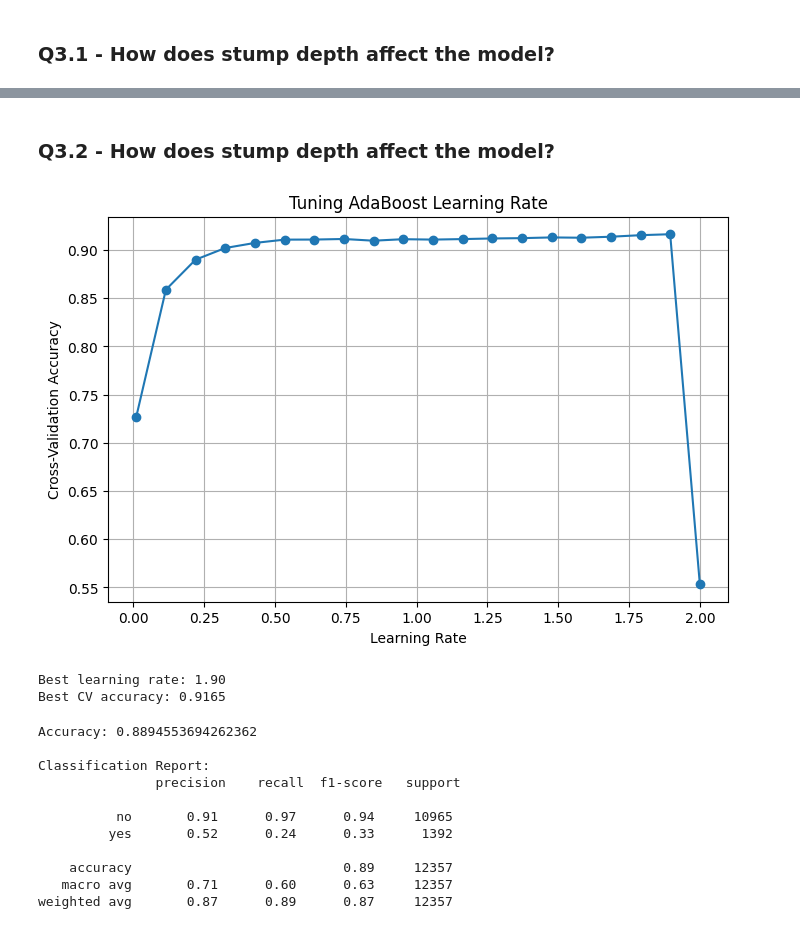
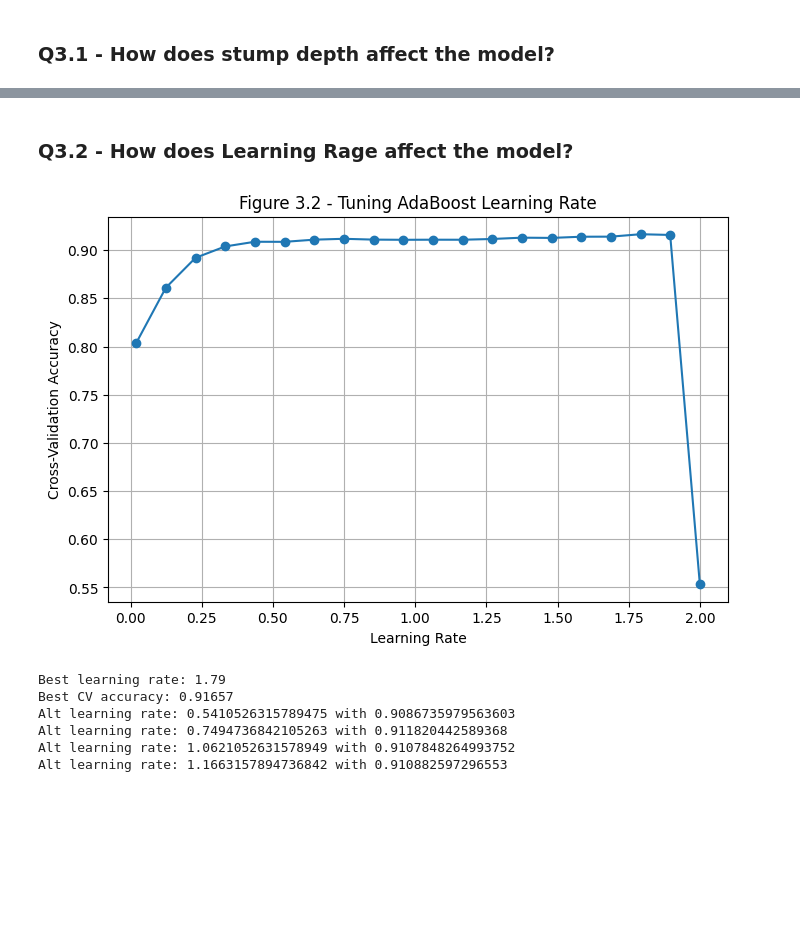
Before and after one commit to mcastro64/Data622, a Jupyter notebook: Assignment2/MC-Assignment2-Exploration-code.ipynb, the cells around one changed output, grey strips where cells are left out. Cells and saved outputs as stored; diff of their text form; code cells hidden in the pictures; blank space fills up the shorter version.

```diff
--- a/Assignment2/MC-Assignment2-Exploration-code.ipynb
+++ b/Assignment2/MC-Assignment2-Exploration-code.ipynb
@@ -782,7 +913,7 @@ Weights of weak learners: [0.57229132 0.61556081 0.45653241 0.24754967 0.3934319
  0.06458288 0.06256198]
 # %%
 best_estimator = len(best_ada.estimators_)
-ada1_pipe = ImbPipeline([
+ada0_pipe = ImbPipeline([
     ('preprocessor', ColumnTransformer(
         transformers=[
             ('cat', Pipeline([
@@ -793,11 +924,8 @@ ada1_pipe = ImbPipeline([
         ]
     )),
     ('smote', SMOTE(random_state=13)),
-    ('ada', AdaBoostClassifier(estimator=base_tree, n_estimators=best_estimator, learning_rate=0.1, random_state=1))
+    ('ada', AdaBoostClassifier(estimator=base_tree, n_estimators=best_estimator, random_state=1))
 ])
 
-ada1_pipe.fit(X2_train, y2_train)
-ada_y_pred = ada1_pipe.predict(X2_test)
-
-print("Accuracy:", accuracy_score(y_test, ada_y_pred))
-print("\nClassification Report:\n", classification_report(y_test, ada_y_pred))
+ada0_pipe.fit(X2_train, y2_train)
+ada_y_pred = ada0_pipe.predict(X2_test)
@@ -816,7 +963,7 @@ weighted avg       0.86      0.79      0.82     12357
 # %%
 # get preprocessed values from out pipeline
-X2_preprocessed = ada1_pipe.named_steps['preprocessor'].transform(X2_train)
-X2_resampled, y2_resampled = ada1_pipe.named_steps['smote'].fit_resample(X2_preprocessed, y2_train)
+X2_preprocessed = ada0_pipe.named_steps['preprocessor'].transform(X2_train)
+X2_resampled, y2_resampled = ada0_pipe.named_steps['smote'].fit_resample(X2_preprocessed, y2_train)
 # %% [markdown]
 ### Q3.1 - How does stump depth affect the model?
 # %%
@@ -830,7 +977,6 @@ for depth in max_depths:
     ada = AdaBoostClassifier(
         estimator=base_tree,
         n_estimators=best_estimator,
-        learning_rate=0.5,
         random_state=13
     )
 
@@ -858,10 +1064,9 @@ Best mean CV accuracy: 0.9179
 # %% [markdown]
-### Q3.2 - How does stump depth affect the model?
+### Q3.2 - How does Learning Rage affect the model?
 # %%
-#
-learning_rates = np.linspace(0.01, 2.0, 20)
+# test different learning rates
+learning_rates = np.linspace(0.02, 2.0, 20)
 ada_lr_scores = []
-
 
 base_tree2 = DecisionTreeClassifier(max_depth=2, random_state=13)
 
@@ -877,22 +1082,30 @@ for lr in learning_rates:
 # %%
 # plot tuning
 plt.figure(figsize=(8,5))
 plt.plot(learning_rates, ada_lr_scores, marker='o')
-plt.title("Tuning AdaBoost Learning Rate")
+plt.title("Figure 3.2 - Tuning AdaBoost Learning Rate")
 plt.xlabel("Learning Rate")
 plt.ylabel("Cross-Validation Accuracy")
 plt.grid(True)
 plt.show()
 
 best_lr = learning_rates[np.argmax(ada_lr_scores)]
 print(f"Best learning rate: {best_lr:.2f}")
-print(f"Best CV accuracy: {max(ada_lr_scores):.4f}")
+print(f"Best CV accuracy: {max(ada_lr_scores):.5f}")
+print(f"Alt learning rate: {learning_rates[5]} with {ada_lr_scores[5]}")
+print(f"Alt learning rate: {learning_rates[7]} with {ada_lr_scores[7]}")
+print(f"Alt learning rate: {learning_rates[10]} with {ada_lr_scores[9]}")
+print(f"Alt learning rate: {learning_rates[11]} with {ada_lr_scores[10]}")
+opt_lr = learning_rates[7]
 # %% [output]
-[figure, old version]
+[figure, new version]
-Best learning rate: 1.90
-Best CV accuracy: 0.9165
+Best learning rate: 1.79
+Best CV accuracy: 0.91657
+Alt learning rate: 0.5410526315789475 with 0.9086735979563603
+Alt learning rate: 0.7494736842105263 with 0.911820442589368
+Alt learning rate: 1.0621052631578949 with 0.9107848264993752
+Alt learning rate: 1.1663157894736842 with 0.910882597296553
 # %%
-best_estimator = len(best_ada.estimators_)
 ada2_pipe = ImbPipeline([
     ('preprocessor', ColumnTransformer(
         transformers=[
@@ -904,23 +1117,8 @@ ada2_pipe = ImbPipeline([
         ]
     )),
     ('smote', SMOTE(random_state=13)),
-    ('ada', AdaBoostClassifier(estimator=base_tree2, n_estimators=best_estimator, learning_rate=best_lr, random_state=13))
+    ('ada', AdaBoostClassifier(estimator=base_tree2, n_estimators=best_estimator, learning_rate=opt_lr, random_state=13))
 ])
 
 ada2_pipe.fit(X2_train, y2_train)
 ada2_y_pred = ada2_pipe.predict(X2_test)
-
-print("Accuracy:", accuracy_score(y_test, ada2_y_pred))
-print("\nClassification Report:\n", classification_report(y_test, ada2_y_pred))
-# %% [output]
-Accuracy: 0.8894553694262362
-
-Classification Report:
-               precision    recall  f1-score   support
-
-          no       0.91      0.97      0.94     10965
-         yes       0.52      0.24      0.33      1392
-
-    accuracy                           0.89     12357
-   macro avg       0.71      0.60      0.63     12357
-weighted avg       0.87      0.89      0.87     12357
```
Also changed, not shown: parts of 35 cells of this notebook, 3 other files.
